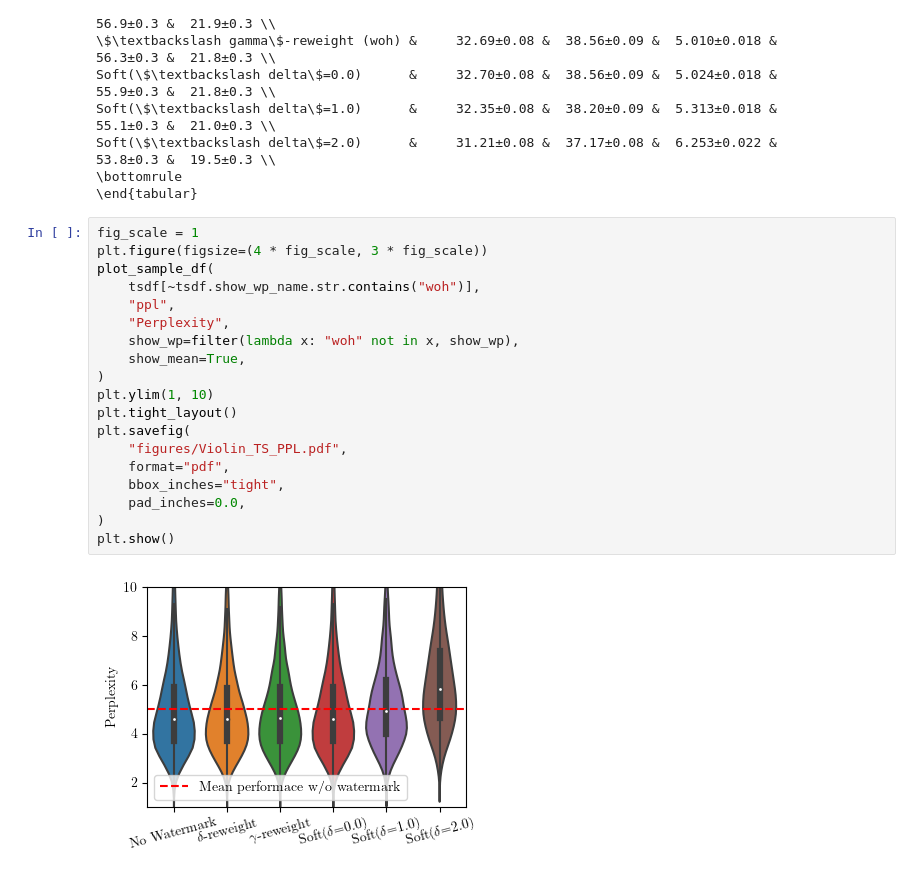
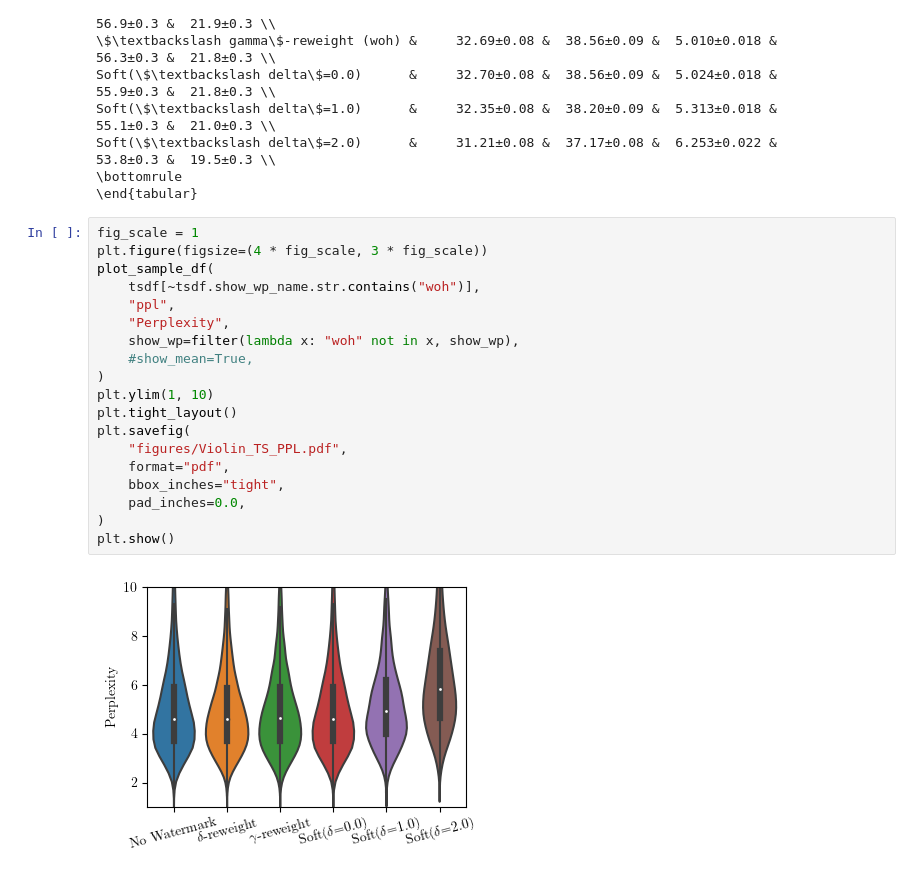
Before and after one commit to xiaoniu-578fa6bff964d005/UnbiasedWatermark, a Jupyter notebook: plot.ipynb, the cells around one changed output. Drawn from its saved outputs; the diff is of its cells as text.

Commit message:
update plot

```diff
--- a/plot.ipynb
+++ b/plot.ipynb
@@ -305,24 +355,24 @@ Soft(\$\textbackslash delta\$=2.0)      &     31.21±0.08 &  37.17±0.08 &  6.25
 # %%
 fig_scale = 1
 plt.figure(figsize=(4 * fig_scale, 3 * fig_scale))
 plot_sample_df(
     tsdf[~tsdf.show_wp_name.str.contains("woh")],
     "ppl",
     "Perplexity",
     show_wp=filter(lambda x: "woh" not in x, show_wp),
-    show_mean=True,
+    #show_mean=True,
 )
 plt.ylim(1, 10)
 plt.tight_layout()
 plt.savefig(
     "figures/Violin_TS_PPL.pdf",
     format="pdf",
     bbox_inches="tight",
     pad_inches=0.0,
 )
 plt.show()
 # %% [output]
-[figure, old version]
+[figure, new version]
 # %%
 fig_scale = 1
 plt.figure(figsize=(4 * fig_scale, 3 * fig_scale))
```
Also changed, not shown: parts of 4 cells of this notebook.
